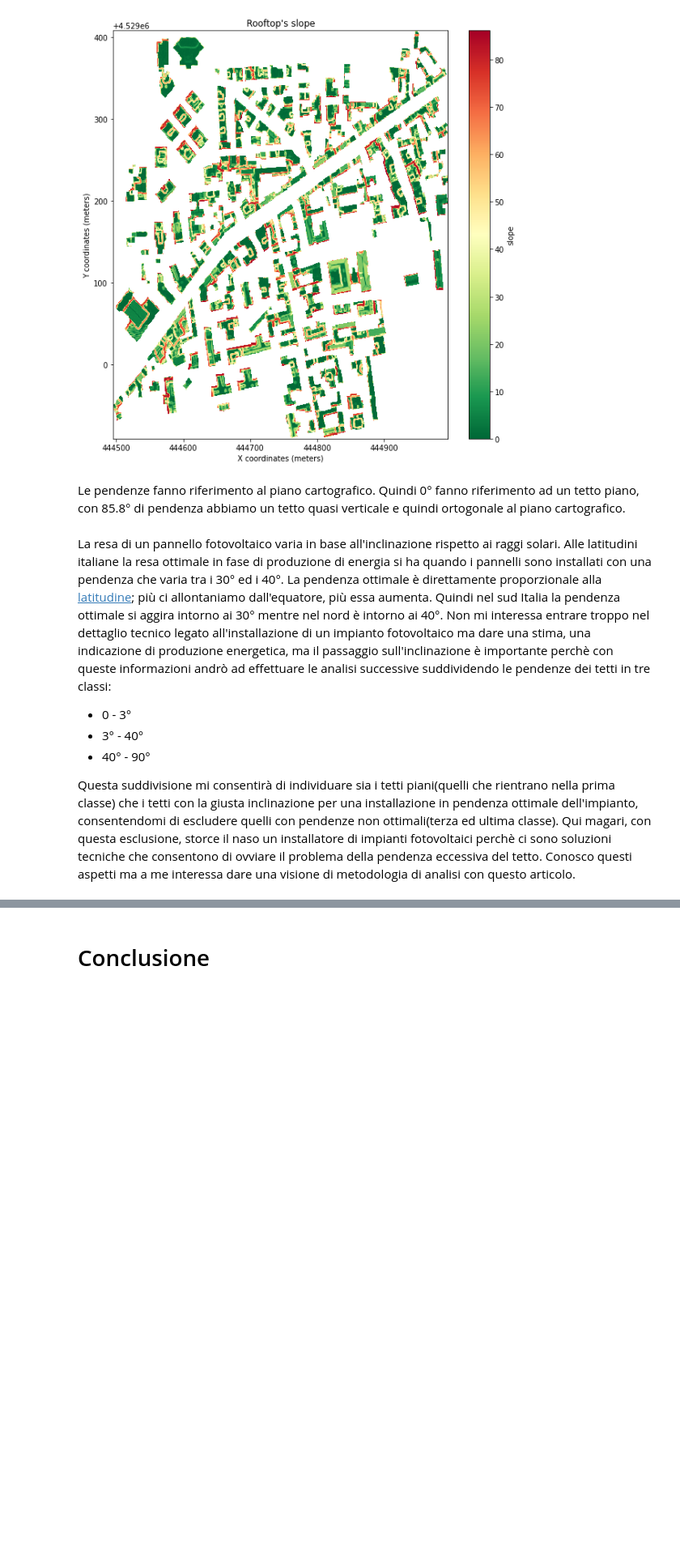
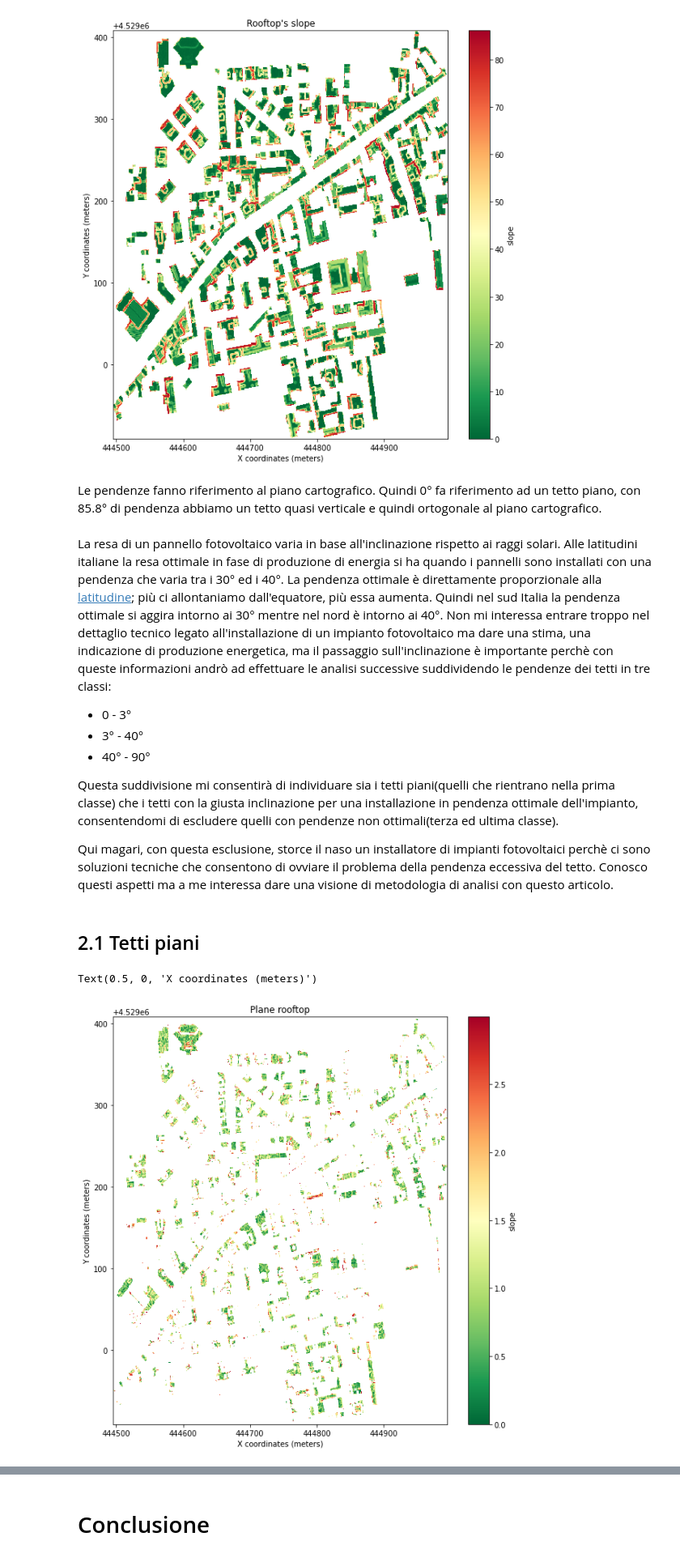
Before and after one commit to MaxDragonheart/PyGIS-Blog, a Jupyter notebook: _notebooks/2022-05-21-verificare-il-potenziale-fotovoltaico-di-un-tetto.ipynb, the cells around one changed output, grey strips where cells are left out. Shown at 81% size. Saved outputs shown, nothing was run; the diff lists cells and outputs as text; code cells hidden in the pictures; blank space fills up the shorter version.

```diff
--- a/_notebooks/2022-05-21-verificare-il-potenziale-fotovoltaico-di-un-tetto.ipynb
+++ b/_notebooks/2022-05-21-verificare-il-potenziale-fotovoltaico-di-un-tetto.ipynb
@@ -149,11 +149,30 @@ plt.xlabel("X coordinates (meters)")
 Text(0.5, 0, 'X coordinates (meters)')
 [figure]
 # %% [markdown]
-Le pendenze fanno riferimento al piano cartografico. Quindi 0° fanno riferimento ad un tetto piano, con 85.8° di pendenza abbiamo un tetto quasi verticale e quindi ortogonale al piano cartografico.
+Le pendenze fanno riferimento al piano cartografico. Quindi 0° fa riferimento ad un tetto piano, con 85.8° di pendenza abbiamo un tetto quasi verticale e quindi ortogonale al piano cartografico.
 # %% [markdown]
 La resa di un pannello fotovoltaico varia in base all'inclinazione rispetto ai raggi solari. Alle latitudini italiane la resa ottimale in fase di produzione di energia si ha quando i pannelli sono installati con una pendenza che varia tra i 30° ed i 40°. La pendenza ottimale è direttamente proporzionale alla [latitudine](https://it.wikipedia.org/wiki/Latitudine); più ci allontaniamo dall'equatore, più essa aumenta. Quindi nel sud Italia la pendenza ottimale si aggira intorno ai 30° mentre nel nord è intorno ai 40°. Non mi interessa entrare troppo nel dettaglio tecnico legato all'installazione di un impianto fotovoltaico ma dare una stima, una indicazione di produzione energetica, ma il passaggio sull'inclinazione è importante perchè con queste informazioni andrò ad effettuare le analisi successive suddividendo le pendenze dei tetti in tre classi:
 - 0 - 3°
 - 3° - 40°
 - 40° - 90°
 
-Questa suddivisione mi consentirà di individuare sia i tetti piani(quelli che rientrano nella prima classe) che i tetti con la giusta inclinazione per una installazione in pendenza ottimale dell'impianto, consentendomi di escludere quelli con pendenze non ottimali(terza ed ultima classe). Qui magari, con questa esclusione, storce il naso un installatore di impianti fotovoltaici perchè ci sono soluzioni tecniche che consentono di ovviare il problema della pendenza eccessiva del tetto. Conosco questi aspetti ma a me interessa dare una visione di metodologia di analisi con questo articolo.
+Questa suddivisione mi consentirà di individuare sia i tetti piani(quelli che rientrano nella prima classe) che i tetti con la giusta inclinazione per una installazione in pendenza ottimale dell'impianto, consentendomi di escludere quelli con pendenze non ottimali(terza ed ultima classe).
+
+Qui magari, con questa esclusione, storce il naso un installatore di impianti fotovoltaici perchè ci sono soluzioni tecniche che consentono di ovviare il problema della pendenza eccessiva del tetto. Conosco questi aspetti ma a me interessa dare una visione di metodologia di analisi con questo articolo.
+# %% [markdown]
+## 2.1 Tetti piani
+# %%
+plane_rooftop = rooftop_slope.where(rooftop_slope <= 3)
+
+fig, ax = plt.subplots(figsize=(10, 10))
+colormap = plt.cm.get_cmap('RdYlGn')
+
+plane_rooftop.plot.imshow(
+    cmap=colormap.reversed(),
+)
+plt.title("Plane rooftops")
+plt.ylabel("Y coordinates (meters)")
+plt.xlabel("X coordinates (meters)")
+# %% [output]
+Text(0.5, 0, 'X coordinates (meters)')
+[figure, added]
```
Also changed, not shown: parts of 14 cells of this notebook.
